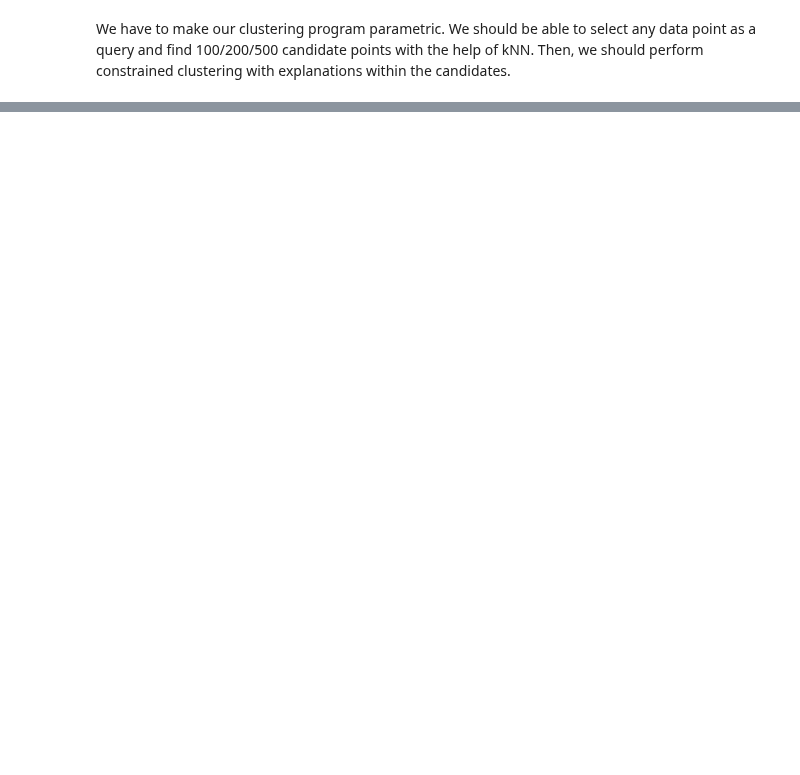
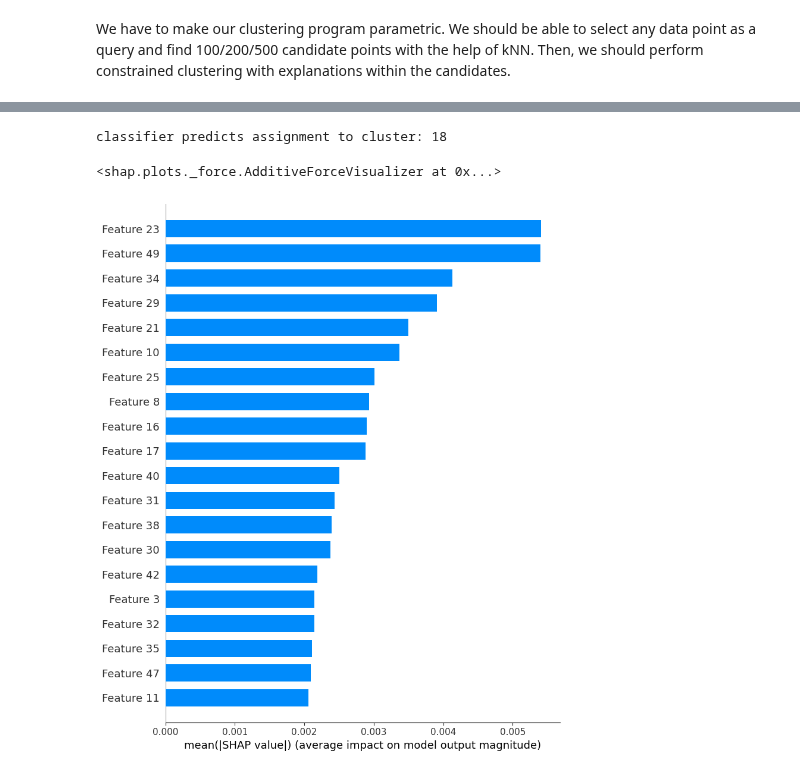
Before and after one commit to Revanchist317/ATiML-Project, a Jupyter notebook: PASCAL_constrained_clustering.ipynb, the cells around one changed output, grey strips where cells are left out. Cells and saved outputs as stored; diff of their text form; code cells hidden in the pictures; blank space fills up the shorter version.

```diff
--- a/PASCAL_constrained_clustering.ipynb
+++ b/PASCAL_constrained_clustering.ipynb
@@ -1152,2 +1177,5 @@ Text(0.5, 1.0, 'LDA, no constraint')
 # %% [markdown]
 We have to make our clustering program parametric. We should be able to select any data point as a query and find 100/200/500 candidate points with the help of kNN. Then, we should perform constrained clustering with explanations within the candidates.
+# %%
+# Extract feautures with Visual Bag of Words
+codebook, x_features = bovw(x_train_one, 50, 250)
@@ -1166,0 +1206,11 @@ ValueError: setting an array element with a sequence. The requested array has an
+# %%
+# First: generate constraints
+must_link1, cannot_link1= generate_constraints1(y_list=y_nns)
+must_link2, cannot_link2 = generate_constraints2(n_samples=150, y_list=y_nns)
+
+# perform the clustering without constraints
+clusters_basic, centres_basic = cop_kmeans(x_nns, k=20)
+# perform the clustering with constraints variant 1
+#clusters_1, centres_1 = cop_kmeans(x_nns, k=20, ml=must_link1, cl=cannot_link1)
+# perform the clustering with constraints variant 2
+clusters_2, centres_2 = cop_kmeans(x_nns, k=20, ml=must_link2, cl=cannot_link2)
@@ -1166,0 +1235,22 @@ ValueError: setting an array element with a sequence. The requested array has an
+# %%
+shap.initjs()
+
+def f(x):
+    return classifier.predict_proba(x)[:, 0]
+
+
+# get classifier on which to generate the explanations
+classifier = MLPClassifier(hidden_layer_sizes=(100,64))
+
+# train classifier: input: features, output: predicted cluster assignment by cop k means
+classifier.fit(x_nns, clusters_2)           # we can choose between clusters_1 and clusters_2
+print(classifier.score(x_nns, clusters_2))  # we can choose between clusters_1 and clusters_2
+
+# get shapley values from explainer
+explainer = shap.Explainer(f, x_nns)
+shap_values = explainer(x_nns)
+
+# for single prediction
+sample_ind = 0
+explainer2 = shap.KernelExplainer(classifier.predict_proba, x_nns)
+shap_values2 = explainer2.shap_values(x_nns[sample_ind,:])
@@ -1166,0 +1261,16 @@ ValueError: setting an array element with a sequence. The requested array has an
+# %%
+#instance_ind = 10
+cluster_nr = classifier.predict(x_nns[sample_ind].reshape(1, -1))
+print(f"classifier predicts assignment to cluster: {cluster_nr[0]}")
+
+feature_names = range(0,50)
+
+shap.force_plot(explainer2.expected_value[0], shap_values2[:,cluster_nr[0]], x_nns[instance_ind], feature_names)
+# %% [output]
+classifier predicts assignment to cluster: 18
+<shap.plots._force.AdditiveForceVisualizer at 0x...>
+# %%
+# average impact a feature has on the predictions of the model -> global
+shap.summary_plot(shap_values, x_nns, plot_type="bar")
+# %% [output]
+[figure, added]
```
Also changed, not shown: parts of 15 cells of this notebook.
